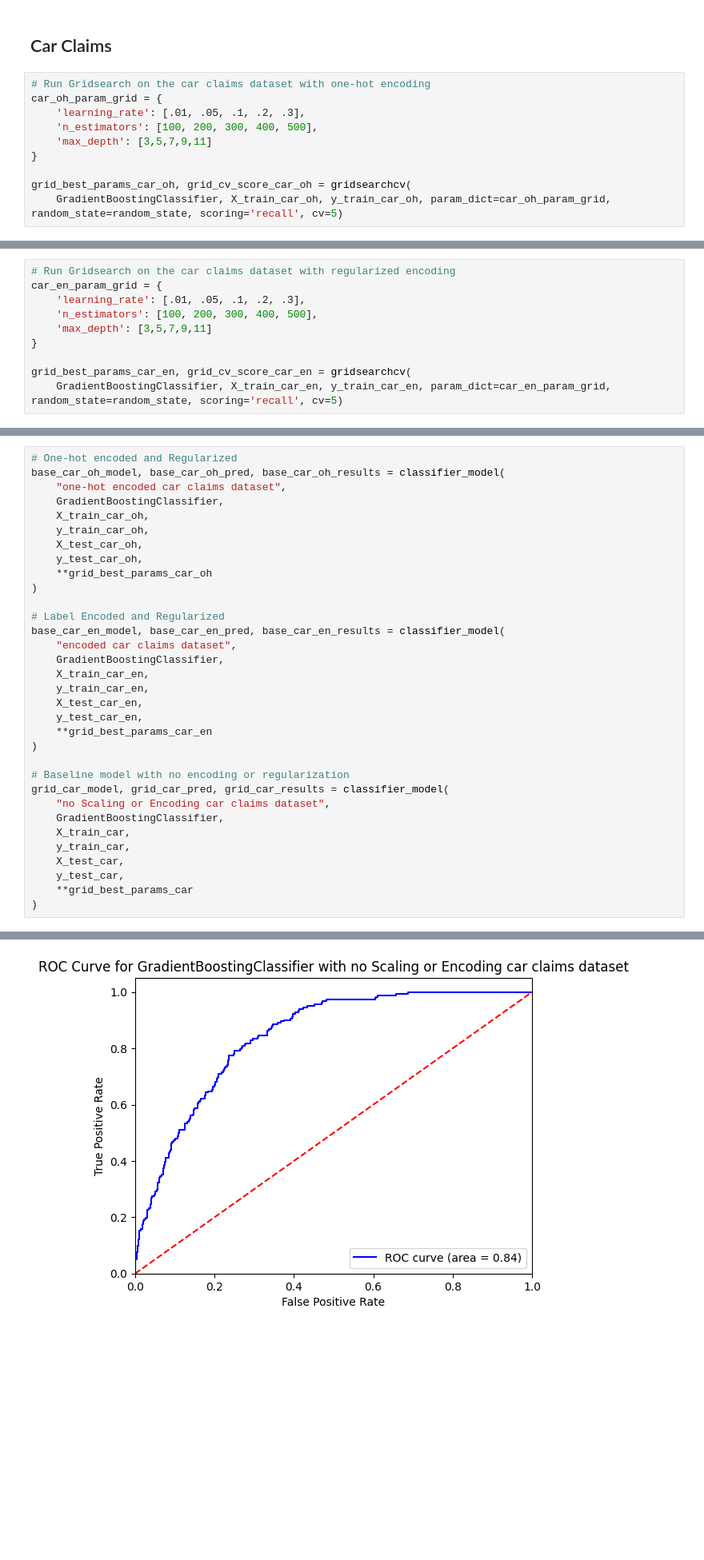
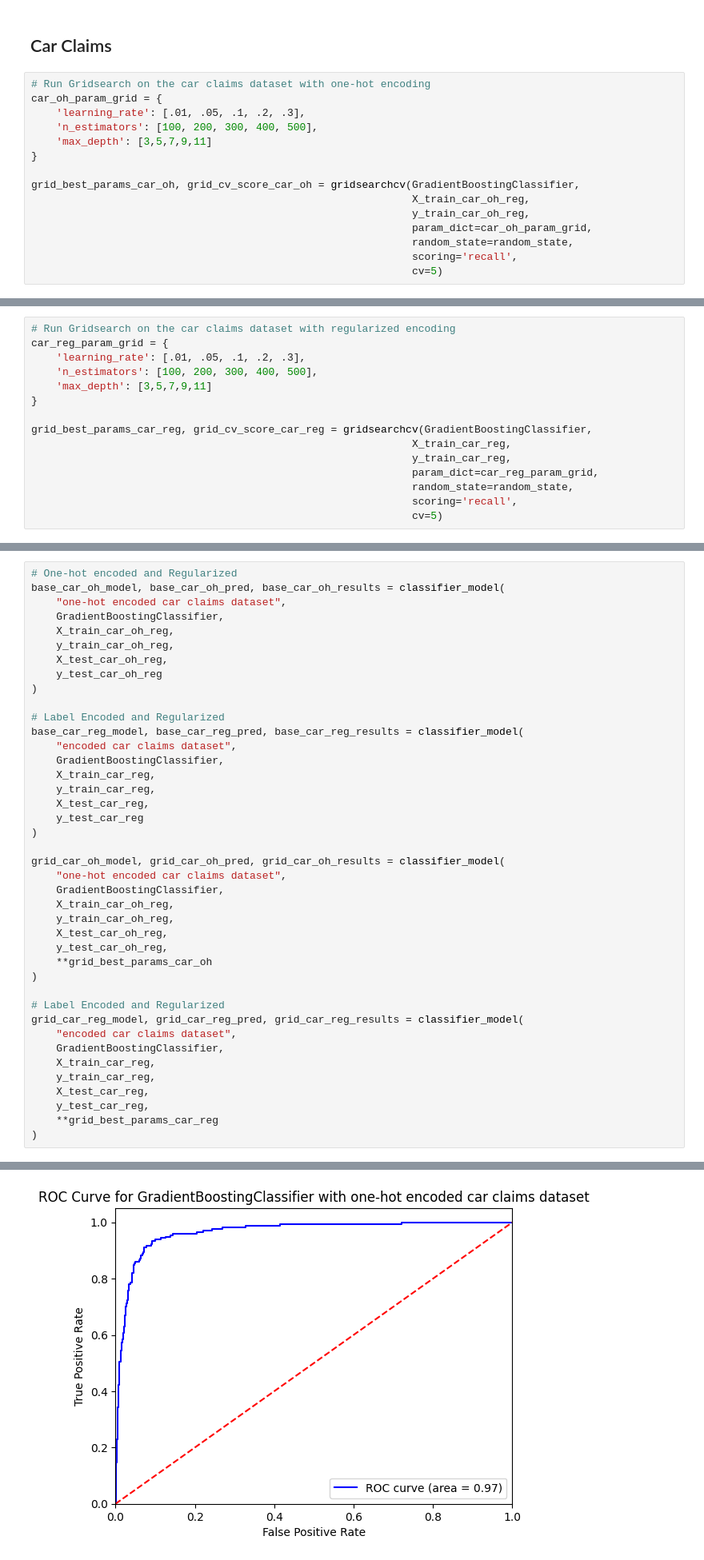
Before and after one commit to jtvon/799S-Data-Science-Capstone, a Jupyter notebook: Week-9-jupyter-notebook.ipynb, the cells around one changed output, grey strips where cells are left out. Shown at 80% size. Cells and saved outputs as stored; diff of their text form; blank space fills up the shorter version.

```diff
--- a/Week-9-jupyter-notebook.ipynb
+++ b/Week-9-jupyter-notebook.ipynb
@@ -471,8 +479,13 @@ car_oh_param_grid = {
     'max_depth': [3,5,7,9,11]
 }
 
-grid_best_params_car_oh, grid_cv_score_car_oh = gridsearchcv(
-    GradientBoostingClassifier, X_train_car_oh, y_train_car_oh, param_dict=car_oh_param_grid, random_state=random_state, scoring='recall', cv=5)
+grid_best_params_car_oh, grid_cv_score_car_oh = gridsearchcv(GradientBoostingClassifier,
+                                                             X_train_car_oh_reg,
+                                                             y_train_car_oh_reg,
+                                                             param_dict=car_oh_param_grid,
+                                                             random_state=random_state,
+                                                             scoring='recall',
+                                                             cv=5)
 # %% [output]
 Search Results (Top 5):
 
@@ -488,13 +501,18 @@ Best CV Score: 0.0998
 # %%
 # Run Gridsearch on the car claims dataset with regularized encoding
-car_en_param_grid = {
+car_reg_param_grid = {
     'learning_rate': [.01, .05, .1, .2, .3],
     'n_estimators': [100, 200, 300, 400, 500],
     'max_depth': [3,5,7,9,11]
 }
 
-grid_best_params_car_en, grid_cv_score_car_en = gridsearchcv(
-    GradientBoostingClassifier, X_train_car_en, y_train_car_en, param_dict=car_en_param_grid, random_state=random_state, scoring='recall', cv=5)
+grid_best_params_car_reg, grid_cv_score_car_reg = gridsearchcv(GradientBoostingClassifier,
+                                                             X_train_car_reg,
+                                                             y_train_car_reg,
+                                                             param_dict=car_reg_param_grid,
+                                                             random_state=random_state,
+                                                             scoring='recall',
+                                                             cv=5)
 # %% [output]
 Search Results (Top 5):
 
@@ -534,34 +530,42 @@ Best CV Score: 0.1080
 base_car_oh_model, base_car_oh_pred, base_car_oh_results = classifier_model(
     "one-hot encoded car claims dataset",
     GradientBoostingClassifier,
-    X_train_car_oh,
-    y_train_car_oh,
-    X_test_car_oh,
-    y_test_car_oh,
+    X_train_car_oh_reg,
+    y_train_car_oh_reg,
+    X_test_car_oh_reg,
+    y_test_car_oh_reg
+)
+
+# Label Encoded and Regularized
+base_car_reg_model, base_car_reg_pred, base_car_reg_results = classifier_model(
+    "encoded car claims dataset",
+    GradientBoostingClassifier,
+    X_train_car_reg,
+    y_train_car_reg,
+    X_test_car_reg,
+    y_test_car_reg
+)
+
+grid_car_oh_model, grid_car_oh_pred, grid_car_oh_results = classifier_model(
+    "one-hot encoded car claims dataset",
+    GradientBoostingClassifier,
+    X_train_car_oh_reg,
+    y_train_car_oh_reg,
+    X_test_car_oh_reg,
+    y_test_car_oh_reg,
     **grid_best_params_car_oh
 )
 
 # Label Encoded and Regularized
-base_car_en_model, base_car_en_pred, base_car_en_results = classifier_model(
+grid_car_reg_model, grid_car_reg_pred, grid_car_reg_results = classifier_model(
     "encoded car claims dataset",
     GradientBoostingClassifier,
-    X_train_car_en,
-    y_train_car_en,
-    X_test_car_en,
-    y_test_car_en,
-    **grid_best_params_car_en
+    X_train_car_reg,
+    y_train_car_reg,
+    X_test_car_reg,
+    y_test_car_reg,
+    **grid_best_params_car_reg
 )
-
-# Baseline model with no encoding or regularization
-grid_car_model, grid_car_pred, grid_car_results = classifier_model(
-    "no Scaling or Encoding car claims dataset",
-    GradientBoostingClassifier,
-    X_train_car,
-    y_train_car,
-    X_test_car,
-    y_test_car,
-    **grid_best_params_car
-)
 # %% [output]
 Classification Report for GradientBoostingClassifier with one-hot encoded car claims dataset:
               precision    recall  f1-score   support
@@ -615 +625 @@ GradientBoostingClassifier ROC-AUC: 0.84
-[figure, old version]
+[figure, new version]
```
Also changed, not shown: parts of 19 cells of this notebook, 9 other files.
